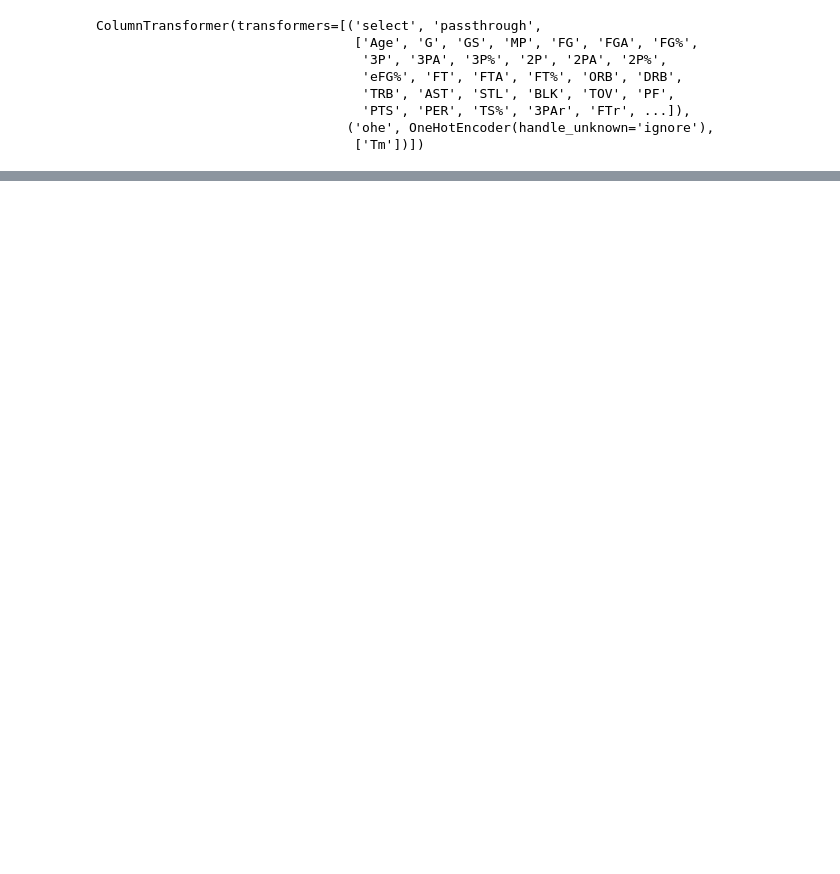
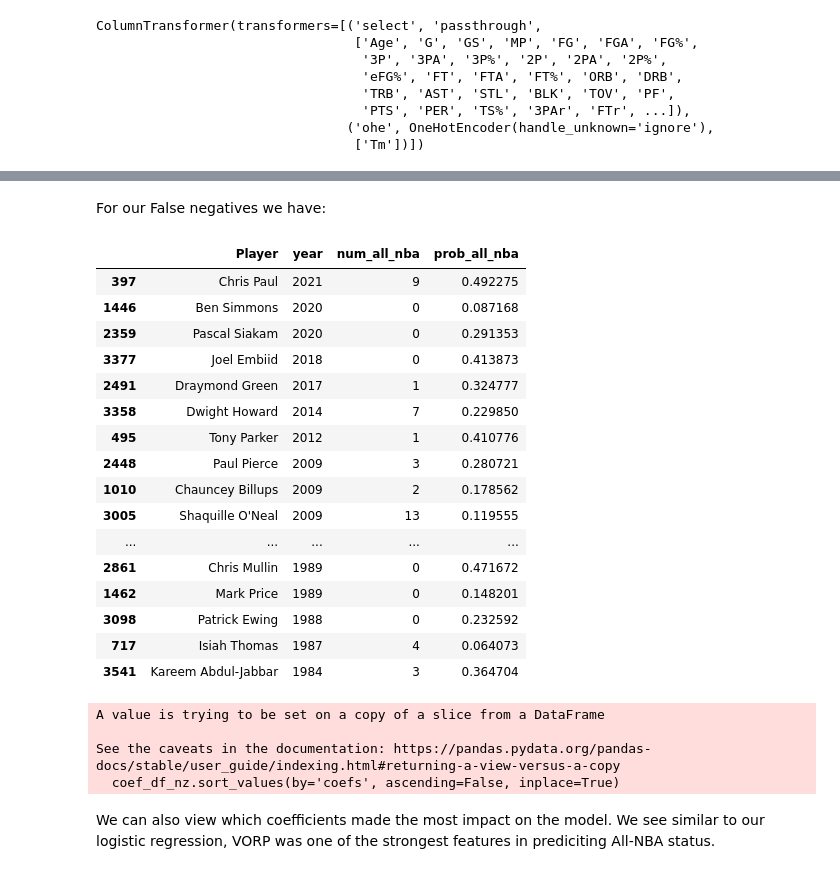
Before and after one commit to hhdesai98/nba_classification, a Jupyter notebook: rand_forest.ipynb, the cells around one changed output, grey strips where cells are left out. Drawn from its saved outputs; the diff is of its cells as text; code cells hidden in the pictures; blank space fills up the shorter version.

```diff
--- a/rand_forest.ipynb
+++ b/rand_forest.ipynb
@@ -85,6 +164,37 @@ pd.crosstab(y_test, CV_rfc.predict(X_test), rownames=['Actual'], colnames=['Pred
+# %% [markdown]
+For our False negatives we have:
+# %%
+#False Negatives
+nba_test_prob[(CV_rfc.predict(X_test)==0) & (y_test==1)][['Player','year','num_all_nba','prob_all_nba']].sort_values(by='year', ascending=False)
+# %% [output]
+|  | Player | year | num_all_nba | prob_all_nba |
+| 397 | Chris Paul | 2021 | 9 | 0.492275 |
+| 1446 | Ben Simmons | 2020 | 0 | 0.087168 |
+| 2359 | Pascal Siakam | 2020 | 0 | 0.291353 |
+| 3377 | Joel Embiid | 2018 | 0 | 0.413873 |
+| 2491 | Draymond Green | 2017 | 1 | 0.324777 |
+| 3358 | Dwight Howard | 2014 | 7 | 0.229850 |
+| 495 | Tony Parker | 2012 | 1 | 0.410776 |
+| 2448 | Paul Pierce | 2009 | 3 | 0.280721 |
+| 1010 | Chauncey Billups | 2009 | 2 | 0.178562 |
+| 3005 | Shaquille O'Neal | 2009 | 13 | 0.119555 |
+| ... | ... | ... | ... | ... |
+| 2861 | Chris Mullin | 1989 | 0 | 0.471672 |
+| 1462 | Mark Price | 1989 | 0 | 0.148201 |
+| 3098 | Patrick Ewing | 1988 | 0 | 0.232592 |
+| 717 | Isiah Thomas | 1987 | 4 | 0.064073 |
+| 3541 | Kareem Abdul-Jabbar | 1984 | 3 | 0.364704 |
 # %%
 coef_df = pd.DataFrame({'coefs':CV_rfc.best_estimator_.feature_importances_,
                           'features':X_train.columns})
 coef_df_nz = coef_df[coef_df['coefs']!=0]
+coef_df_nz.sort_values(by='coefs', ascending=False, inplace=True)
+# %% [output]
+A value is trying to be set on a copy of a slice from a DataFrame
+
+See the caveats in the documentation: https://pandas.pydata.org/pandas-docs/stable/user_guide/indexing.html#returning-a-view-versus-a-copy
+  coef_df_nz.sort_values(by='coefs', ascending=False, inplace=True)
+# %% [markdown]
+We can also view which coefficients made the most impact on the model. We see similar to our logistic regression, VORP was one of the strongest features in prediciting All-NBA status.
 # %%
 import altair as alt
```
Also changed, not shown: parts of 22 cells of this notebook, 2 other files.
